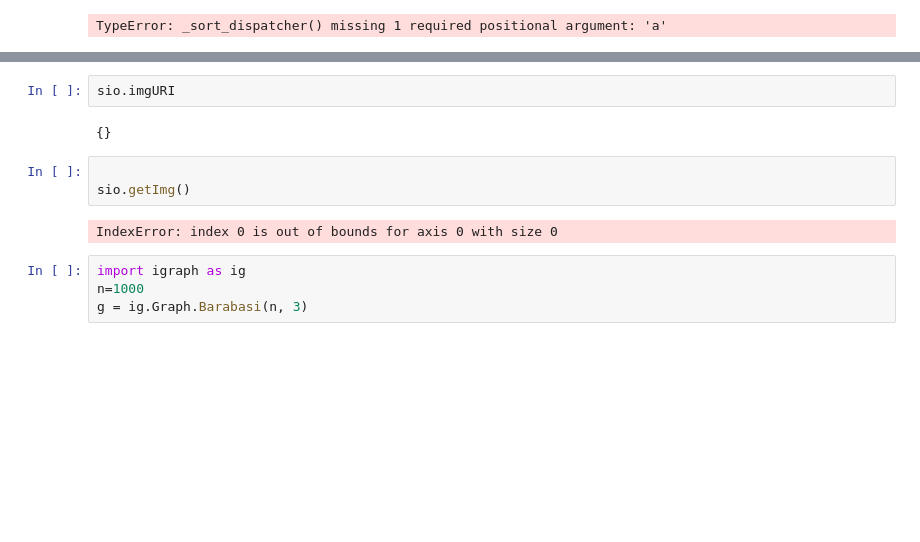
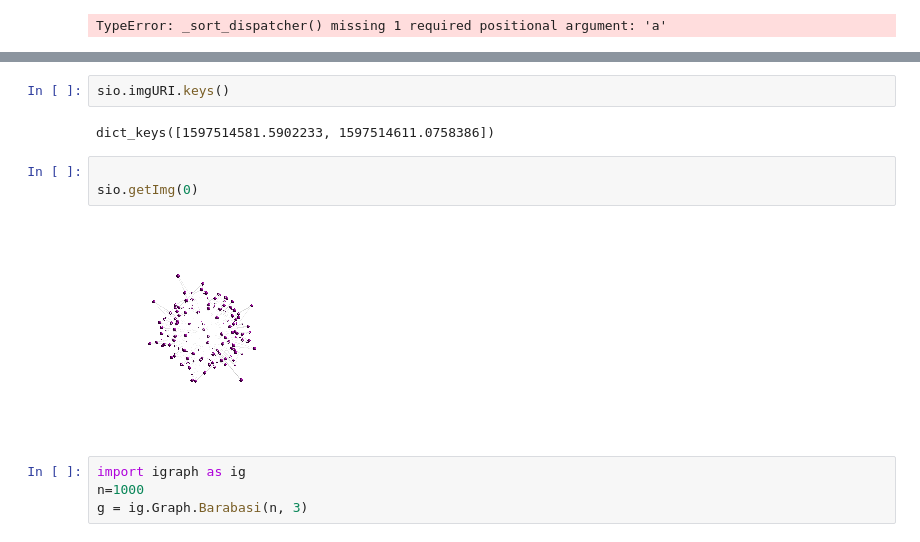
Before and after one commit to devmessias/stdogviz, a Jupyter notebook: python/notebooks/test.ipynb, the cells around one changed output, grey strips where cells are left out. Saved outputs shown, nothing was run; the diff lists cells and outputs as text; blank space fills up the shorter version.

```diff
--- a/python/notebooks/test.ipynb
+++ b/python/notebooks/test.ipynb
@@ -39,12 +26,12 @@ KeyError: 'imgUri'
 # %%
-sio.imgURI
+sio.imgURI.keys()
 # %% [output]
-{}
+dict_keys([1597514581.5902233, 1597514611.0758386])
 # %%
 
-sio.getImg()
+sio.getImg(0)
 # %% [output]
-IndexError: index 0 is out of bounds for axis 0 with size 0
+[figure, added]
 # %%
 import igraph as ig
 n=1000
```
Also changed, not shown: parts of 3 cells of this notebook.
